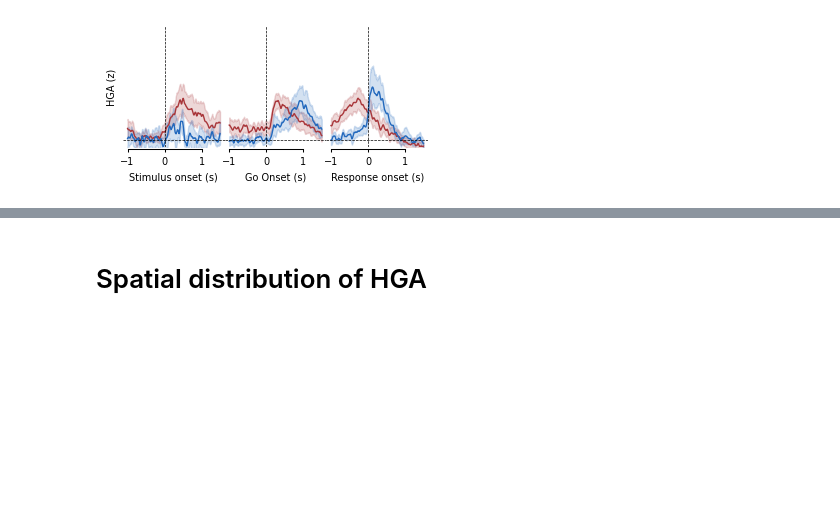
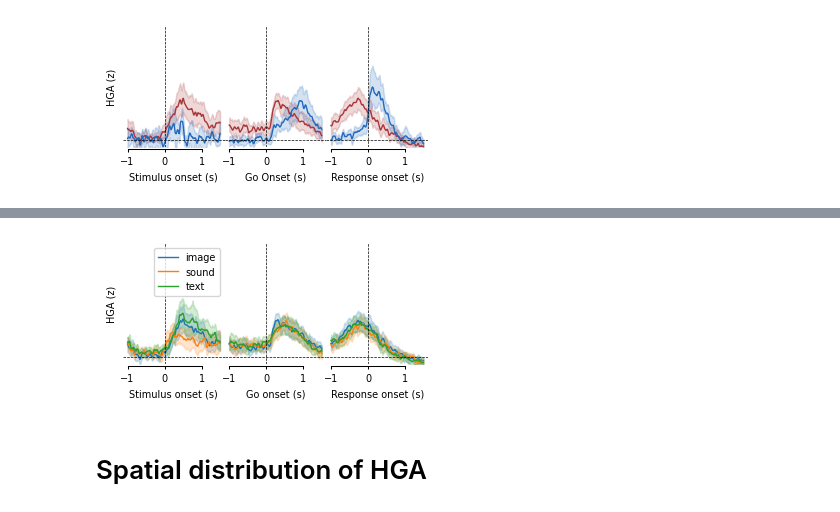
Before and after one commit to shinanlin/insula, a Jupyter notebook: viz/fig2.ipynb, the cells around one changed output, grey strips where cells are left out. Cells and saved outputs as stored; diff of their text form; code cells hidden in the pictures; blank space fills up the shorter version.

```diff
--- a/viz/fig2.ipynb
+++ b/viz/fig2.ipynb
@@ -458,3 +592,92 @@ plt.show()
+# %%
+rois = ['AIC']
+colors = [red, blue]
+
+subset = HGAs[
+    (HGAs.task == 'PictureNaming')
+    & (HGAs.roi.isin(rois))
+    # & (HGAs.hemi == 'L')
+    & (HGAs.description == 'Repeat')
+    & (HGAs.subject!='D0121')
+]
+
+fig, (ax1, ax2, ax4) = plt.subplots(nrows=1, ncols=3, figsize=(10*cm, 4*cm),gridspec_kw={'width_ratios': [2.5, 2.5, 2.5]})
+
+plt.subplots_adjust(wspace=0)
+
+# Create plots with proper labels for legend
+line1 = sns.lineplot(
+    data=subset[(subset.phase == 'stimulus')
+              ],
+    x='time',
+    y='value',
+    hue='modality',
+    # hue_order=rois,
+    ax=ax1,
+    legend=True,
+    lw=1
+)
+
+line3 = sns.lineplot(
+    data=subset[(subset.phase == 'go')
+              ],
+    x='time',
+    y='value',
+    hue='modality',
+    # hue_order=rois,
+    ax=ax2,
+    legend=False,
+    lw=1
+)
+
+line4 = sns.lineplot(
+    data=subset[(subset.phase == 'response')],
+    x='time',
+    y='value',
+    hue='modality',
+    # hue_order=rois,
+    ax=ax4,
+    legend=False,
+    lw=1
+)
+
+for ax in fig.axes:
+    ax.axvline(x=0, color='k', linestyle='--', linewidth=0.5)
+    ax.axhline(y=0, color='k', linestyle='--', linewidth=0.5)
+
+    ax.tick_params(labelsize=7, width=.75, length=2, which='both')
+    plt.setp(ax.spines.values(), linewidth=.75)
+
+    sns.despine(ax=ax, offset=1, trim=True)
+
+    # Only add legend to the last axis if it has artists with labels
+    if ax.get_legend() is not None:
+        ax.legend(title='', fontsize=7)
+    else:
+        # Remove legend from other axes
+        legend = ax.get_legend()
+        if legend is not None:
+            legend.remove()
+
+    ax.set_yticklabels([])
+    ax.set_yticks([])
+    # remove y spine
+    ax.spines['left'].set_visible(False)
+
+    ax.set_ylim(-0.1, 1.5)
+
+ax1.set_xlabel('Stimulus onset (s)', fontsize=7)
+ax2.set_xlabel('Go onset (s)', fontsize=7)
+ax4.set_xlabel('Response onset (s)', fontsize=7)
+ax1.set_ylabel('HGA (z)', fontsize=7)
+ax2.set_ylabel('', fontsize=7)
+ax3.set_ylabel('', fontsize=7)
+ax4.set_ylabel('', fontsize=7)
+
+# plt.savefig('../img/fig1/fig1_AIPI_temporal_PictureNaming.svg', dpi=300, bbox_inches='tight')
+plt.show()
+# %% [output]
+[figure, added]
 # %% [markdown]
 # Spatial distribution of HGA
 # %% [markdown]
```
Also changed, not shown: parts of 8 cells of this notebook, 2 other files.
